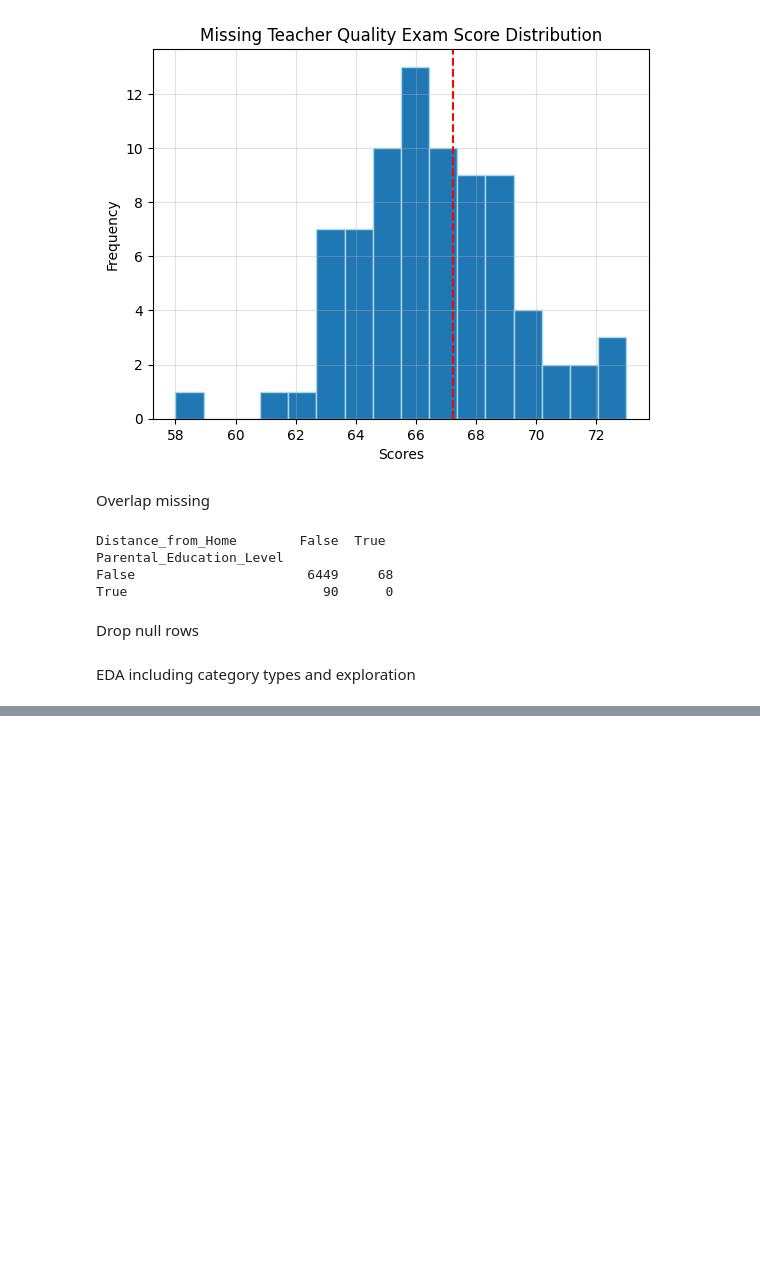
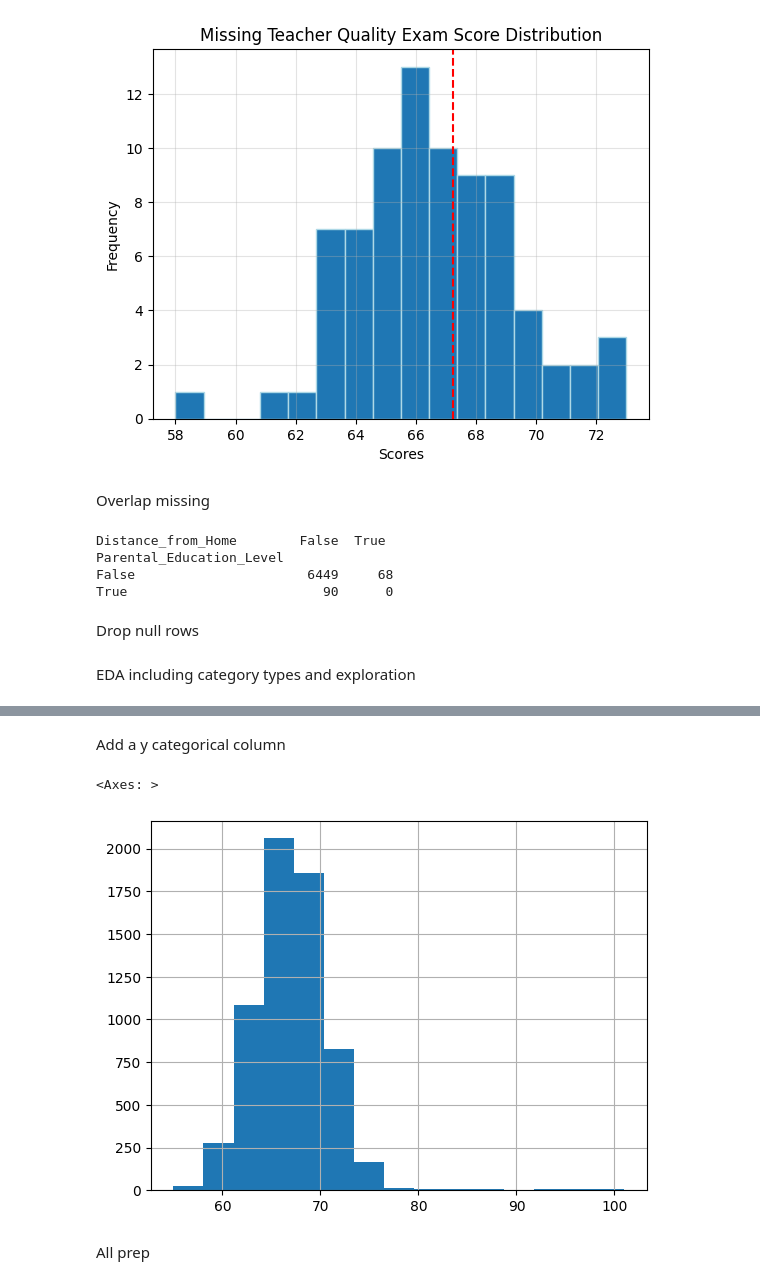
Before and after one commit to carn51/Assignment-1, a Jupyter notebook: POTENTIAL_FINAL_PROJECT.ipynb, the cells around one changed output, grey strips where cells are left out. Saved outputs shown, nothing was run; the diff lists cells and outputs as text; code cells hidden in the pictures; blank space fills up the shorter version.

```diff
--- a/POTENTIAL_FINAL_PROJECT.ipynb
+++ b/POTENTIAL_FINAL_PROJECT.ipynb
@@ -97,0 +105,7 @@ Preprocess
+# %% [markdown]
+Add a y categorical column
+# %%
+df['Exam_Score'].hist(bins = 15)
+# %% [output]
+<Axes: >
+[figure, added]
@@ -97,0 +114,2 @@ Preprocess
+# %% [markdown]
+All prep
```
Also changed, not shown: parts of 22 cells of this notebook.
